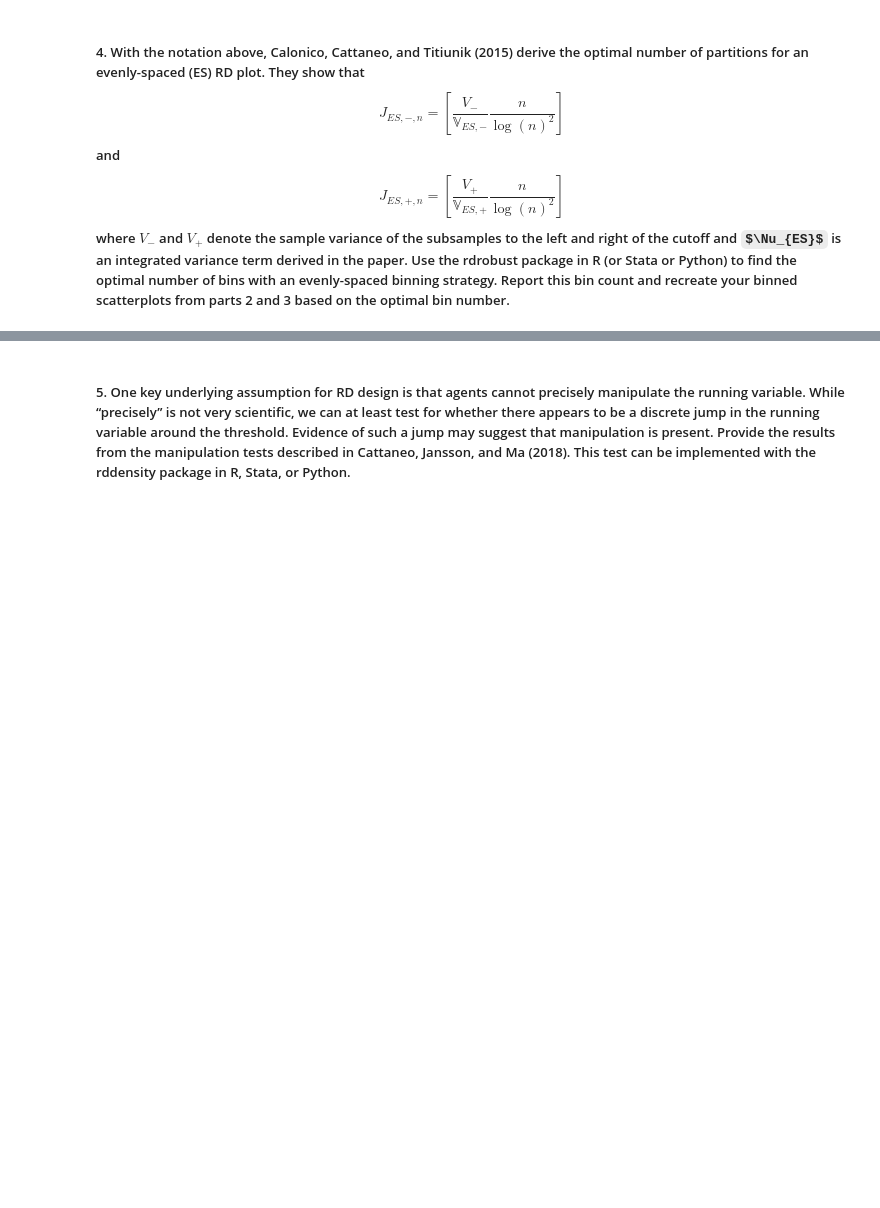
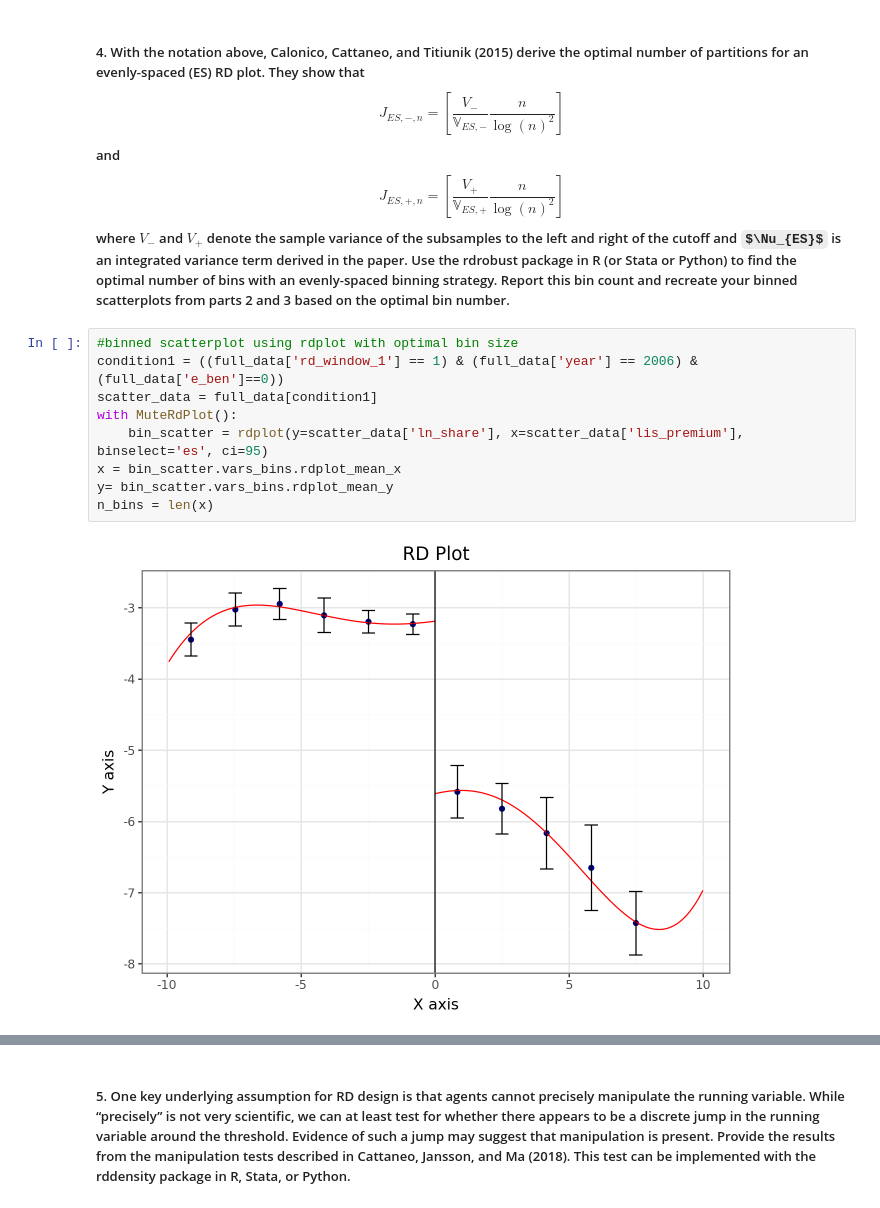
Before and after one commit to michaela-philip/EC771-Empirical-Assignment, a Jupyter notebook: Assignment.ipynb, the cells around one changed output, grey strips where cells are left out. Drawn from its saved outputs; the diff is of its cells as text; some formulas as TeX source; blank space fills up the shorter version.

```diff
--- a/Assignment.ipynb
+++ b/Assignment.ipynb
@@ -189,2 +136,13 @@ plt.show()
 # %% [markdown]
 ##### 4. With the notation above, Calonico, Cattaneo, and Titiunik (2015) derive the optimal number of partitions for an evenly-spaced (ES) RD plot. They show that $$J_{ES, -, n} = [\frac{V_-}{\mathbb{V}_{ES,-}} \frac{n}{\log(n)^2}]$$ and $$J_{ES, +, n} = [\frac{V_+}{\mathbb{V}_{ES,+}} \frac{n}{\log(n)^2}]$$ where $V_-$ and $V_+$ denote the sample variance of the subsamples to the left and right of the cutoff and $\Nu_{ES}$ is an integrated variance term derived in the paper. Use the rdrobust package in R (or Stata or Python) to find the optimal number of bins with an evenly-spaced binning strategy. Report this bin count and recreate your binned scatterplots from parts 2 and 3 based on the optimal bin number.
+# %%
+#binned scatterplot using rdplot with optimal bin size
+condition1 = ((full_data['rd_window_1'] == 1) & (full_data['year'] == 2006) & (full_data['e_ben']==0))
+scatter_data = full_data[condition1]
+with MuteRdPlot():
+    bin_scatter = rdplot(y=scatter_data['ln_share'], x=scatter_data['lis_premium'], binselect='es', ci=95)
+x = bin_scatter.vars_bins.rdplot_mean_x
+y= bin_scatter.vars_bins.rdplot_mean_y
+n_bins = len(x)
+# %% [output]
+[figure, added]
```
Also changed, not shown: parts of 8 cells of this notebook.
